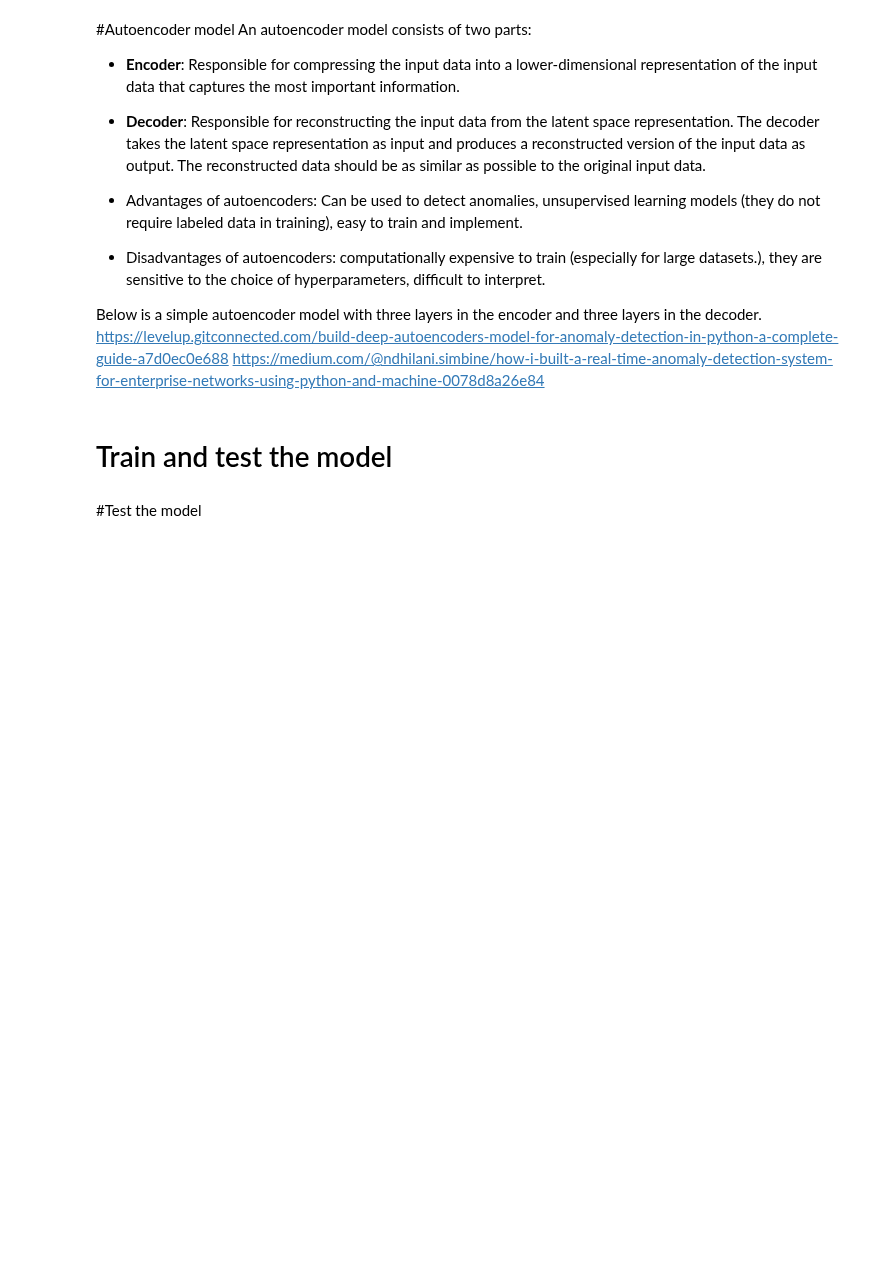
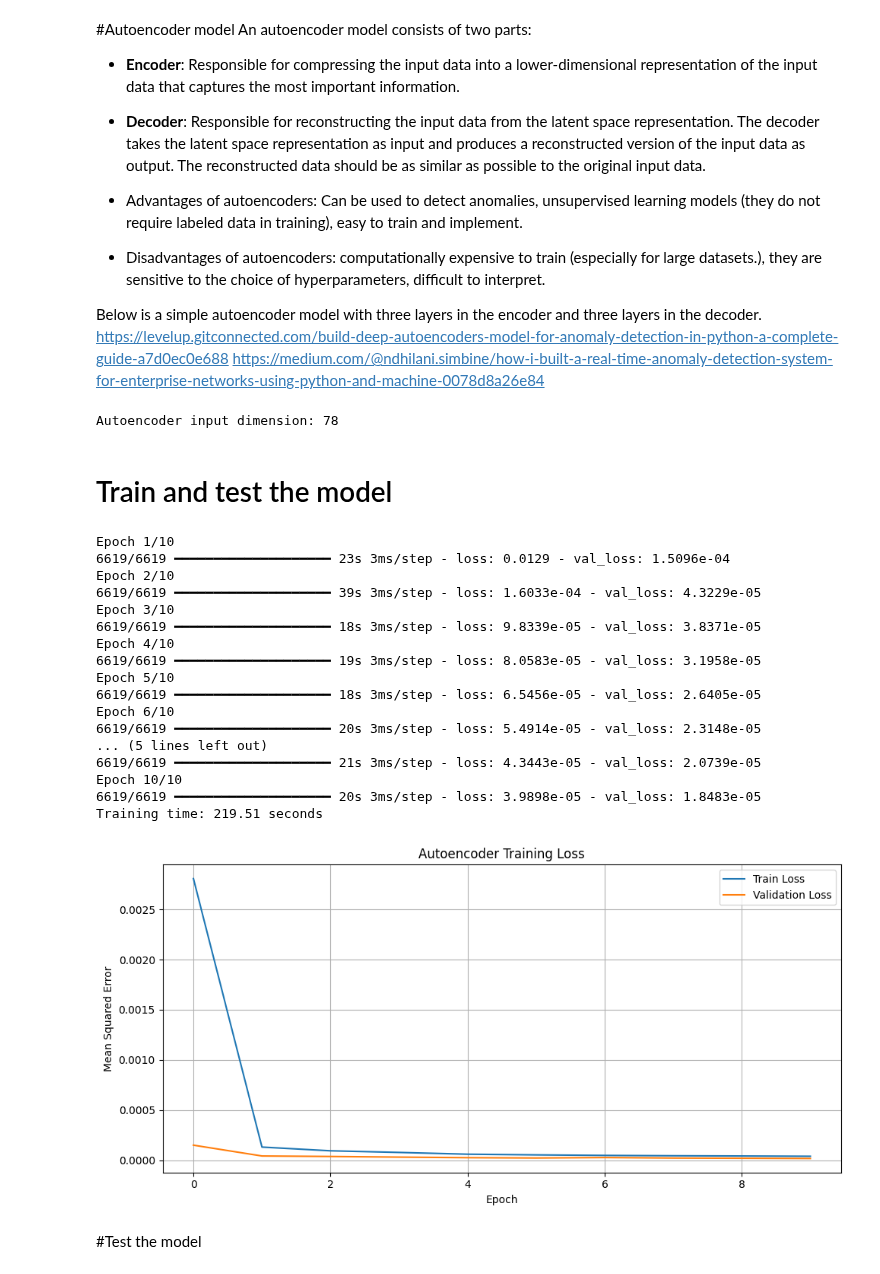
Before and after one commit to SianC7/LAIDS, a Jupyter notebook: Sian's_Autoencoder.ipynb, the cells around one changed output. Saved outputs shown, nothing was run; the diff lists cells and outputs as text; code cells hidden in the pictures; blank space fills up the shorter version.

Commit message:
training finally worked

```diff
--- a/Sian's_Autoencoder.ipynb
+++ b/Sian's_Autoencoder.ipynb
@@ -239,0 +220,38 @@ ValueError: Input X contains infinity or a value too large for dtype('float64').
+# %%
+from sklearn.model_selection import train_test_split
+from sklearn.utils import shuffle
+from sklearn.preprocessing import MinMaxScaler, RobustScaler # Keep both imports in case user wants to switch
+
+# --- Train/Test Split ---
+
+# Training data (Monday - benign only)
+Mon_df.dropna(inplace=True)
+X_train = Mon_df.drop(columns=['Label']).values
+y_train = Mon_df['Label'].values
+
+# Test set contains Malicious and Benign data
+test_df = pd.concat([Tue_df, Wed_df, Thur_df, Fri_df], ignore_index=True)
+test_df.dropna(inplace=True)
+y_test = test_df['Label'].values
+X_test = test_df.drop(columns=['Label']).values
+
+# Print dataset sizes
+print(f"Training set size: {len(X_train)} samples")
+print(f"Test set size: {len(X_test)} samples")
+
+# --- Normalize --- #standardise data features
+# Initialize the scaler
+# Changed to RobustScaler to handle outliers better
+#scaler = RobustScaler()
+scaler = MinMaxScaler()
+
+# Apply the scaler
+X_train_scaled = scaler.fit_transform(X_train)
+X_test_scaled = scaler.transform(X_test)
+
+# Print the shape of the scaled data to verify
+print(f"Shape of X_train_scaled after scaling: {X_train_scaled.shape}")
+print(f"Shape of X_test_scaled after scaling: {X_test_scaled.shape}")
+
+print("Any NaNs in X_train_scaled?", np.isnan(X_train_scaled).any())
+print("Any infs in X_train_scaled?", np.isinf(X_train_scaled).any())
@@ -251,20 +276,11 @@ https://medium.com/@ndhilani.simbine/how-i-built-a-real-time-anomaly-detection-s
 # %%
 from tensorflow.keras.models import Model, Sequential
 from tensorflow.keras.layers import Input, Dense
+import numpy as np # Import numpy
 
+# Determine the input dimension from the scaled training data
 input_dim = X_train_scaled.shape[1]
-
-# # Encoder
-# input_layer = Input(shape=(input_dim,))
-# encoded = Dense(128, activation='relu')(input_layer)
-# encoded = Dense(64, activation='relu')(encoded)
-# encoded = Dense(32, activation='relu')(encoded)
-# # Decoder
-# decoded = Dense(64, activation='relu')(encoded)
-# decoded = Dense(128, activation='relu')(decoded)
-# decoded = Dense(input_dim, activation='sigmoid')(decoded)
-# # Autoencoder model
-# autoencoder = Model(inputs=input_layer, outputs=decoded)
+print(f"Autoencoder input dimension: {input_dim}")
 
 autoencoder = Sequential([
     Input(shape=(input_dim,)),
@@ -275,40 +291,61 @@ autoencoder = Sequential([
 ])
 
 autoencoder.compile(optimizer='adam', loss='mse')
+# %% [output]
+Autoencoder input dimension: 78
 # %% [markdown]
 # Train and test the model
 # %%
 import matplotlib.pyplot as plt
 import timeit
 
 # Start timing
 start_time = timeit.default_timer()
 
 # Train the autoencoder
 history = autoencoder.fit(
-    X_train_scaled, X_train_scaled,  # Autoencoders use X_train as both input and target
-    epochs=20,
+    X_train_scaled, X_train_scaled,  # Autoencoders use X_train as both input and target #
+    epochs=10,
     batch_size=64,
     validation_split=0.2,
     verbose=1
 )
 
 # End timing
 end_time = timeit.default_timer()
 print(f"Training time: {end_time - start_time:.2f} seconds")
 
 # Plot training and validation loss
 plt.figure(figsize=(10, 5))
 
 plt.plot(history.history['loss'], label='Train Loss')
 plt.plot(history.history['val_loss'], label='Validation Loss')
 plt.title('Autoencoder Training Loss')
 plt.xlabel('Epoch')
 plt.ylabel('Mean Squared Error')
 plt.legend()
 plt.grid(True)
 plt.tight_layout()
 plt.show()
+# %% [output]
+Epoch 1/10
+6619/6619 ━━━━━━━━━━━━━━━━━━━━ 23s 3ms/step - loss: 0.0129 - val_loss: 1.5096e-04
+Epoch 2/10
+6619/6619 ━━━━━━━━━━━━━━━━━━━━ 39s 3ms/step - loss: 1.6033e-04 - val_loss: 4.3229e-05
+Epoch 3/10
+6619/6619 ━━━━━━━━━━━━━━━━━━━━ 18s 3ms/step - loss: 9.8339e-05 - val_loss: 3.8371e-05
+Epoch 4/10
+6619/6619 ━━━━━━━━━━━━━━━━━━━━ 19s 3ms/step - loss: 8.0583e-05 - val_loss: 3.1958e-05
+Epoch 5/10
+6619/6619 ━━━━━━━━━━━━━━━━━━━━ 18s 3ms/step - loss: 6.5456e-05 - val_loss: 2.6405e-05
+Epoch 6/10
+6619/6619 ━━━━━━━━━━━━━━━━━━━━ 20s 3ms/step - loss: 5.4914e-05 - val_loss: 2.3148e-05
+... (5 lines left out)
+6619/6619 ━━━━━━━━━━━━━━━━━━━━ 21s 3ms/step - loss: 4.3443e-05 - val_loss: 2.0739e-05
+Epoch 10/10
+6619/6619 ━━━━━━━━━━━━━━━━━━━━ 20s 3ms/step - loss: 3.9898e-05 - val_loss: 1.8483e-05
+Training time: 219.51 seconds
+[figure, added]
 # %% [markdown]
 #Test the model
 # %%
```
Also changed, not shown: parts of 7 cells of this notebook.
